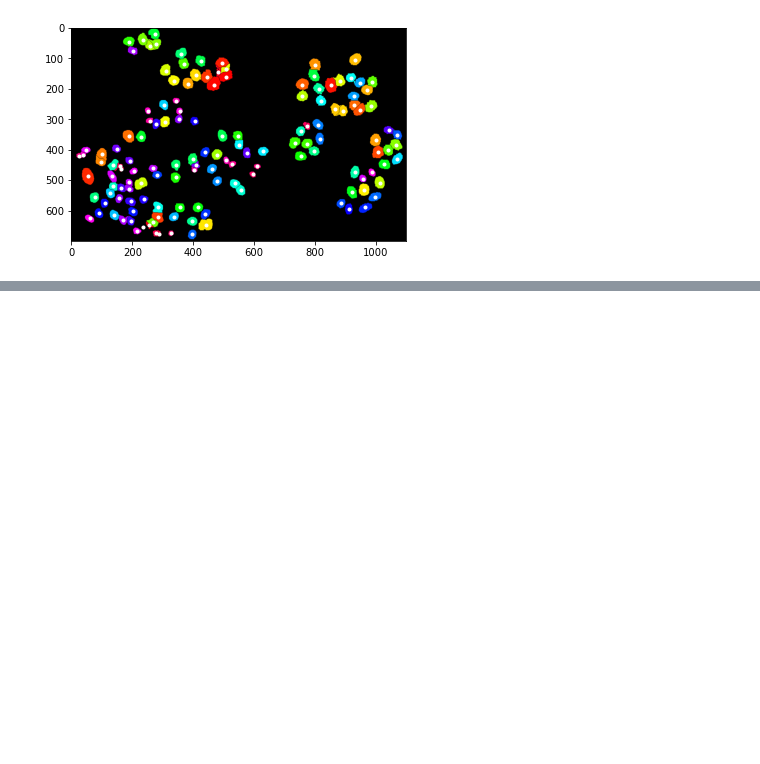
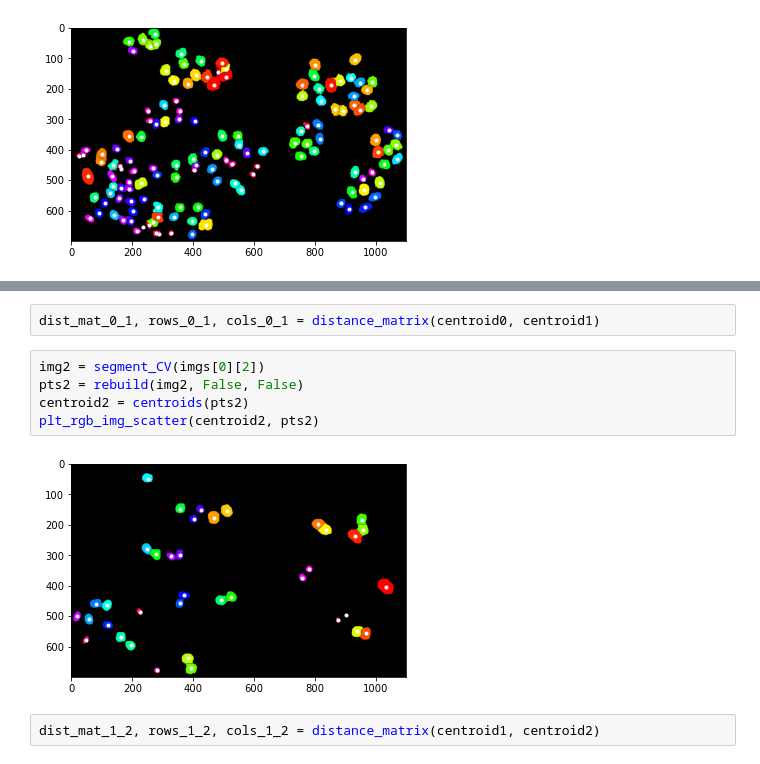
Before and after one commit to moates695/cs9517_Group_Project, a Jupyter notebook: marcus/updated_functions.ipynb, the cells around one changed output, grey strips where cells are left out. Cells and saved outputs as stored; diff of their text form; blank space fills up the shorter version.

```diff
--- a/marcus/updated_functions.ipynb
+++ b/marcus/updated_functions.ipynb
@@ -364,0 +405,11 @@ plt_rgb_img_scatter(centroidL, ptsL)
+# %%
+dist_mat_0_1, rows_0_1, cols_0_1 = distance_matrix(centroid0, centroid1)
+# %%
+img2 = segment_CV(imgs[0][2])
+pts2 = rebuild(img2, False, False)
+centroid2 = centroids(pts2)
+plt_rgb_img_scatter(centroid2, pts2)
+# %% [output]
+[figure, added]
+# %%
+dist_mat_1_2, rows_1_2, cols_1_2 = distance_matrix(centroid1, centroid2)
```
Also changed, not shown: parts of 57 cells of this notebook.
